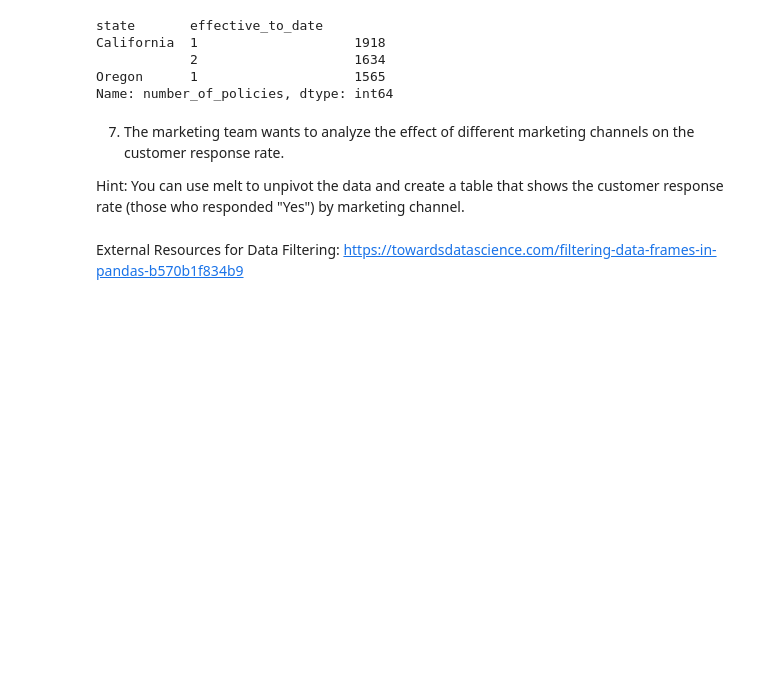
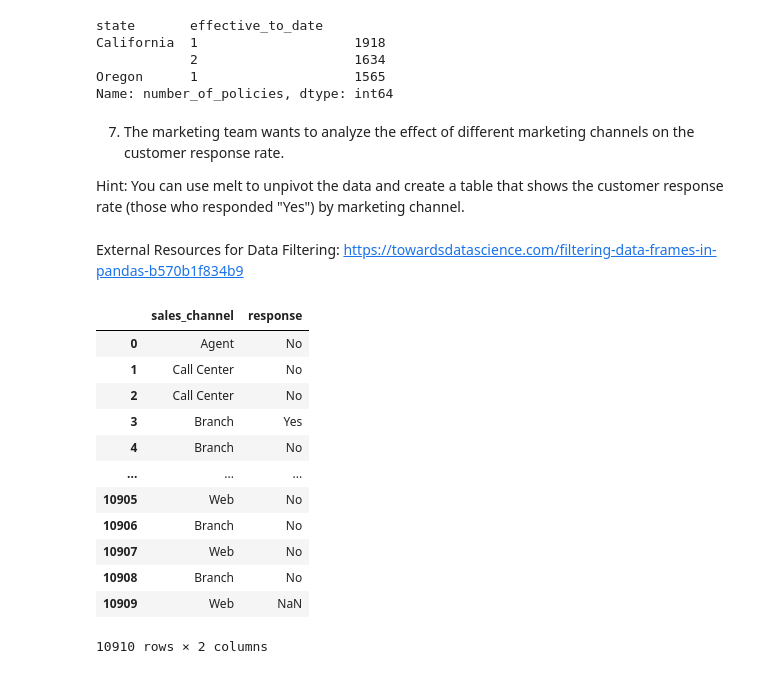
Before and after one commit to data-bootcamp-v4/lab-dw-data-aggregation-and-filtering, a Jupyter notebook: lab-dw-aggregating.ipynb, the cells around one changed output. Cells and saved outputs as stored; diff of their text form; code cells hidden in the pictures; blank space fills up the shorter version.

```diff
--- a/lab-dw-aggregating.ipynb
+++ b/lab-dw-aggregating.ipynb
@@ -375,0 +369,17 @@ External Resources for Data Filtering: https://towardsdatascience.com/filtering-
+# %%
+tabla6 = tabla5[["sales_channel", "response"]]
+tabla6
+# %% [output]
+|  | sales_channel | response |
+| 0 | Agent | No |
+| 1 | Call Center | No |
+| 2 | Call Center | No |
+| 3 | Branch | Yes |
+| 4 | Branch | No |
+| ... | ... | ... |
+| 10905 | Web | No |
+| 10906 | Branch | No |
+| 10907 | Web | No |
+| 10908 | Branch | No |
+| 10909 | Web | NaN |
+10910 rows × 2 columns
```
Also changed, not shown: parts of 19 cells of this notebook.
